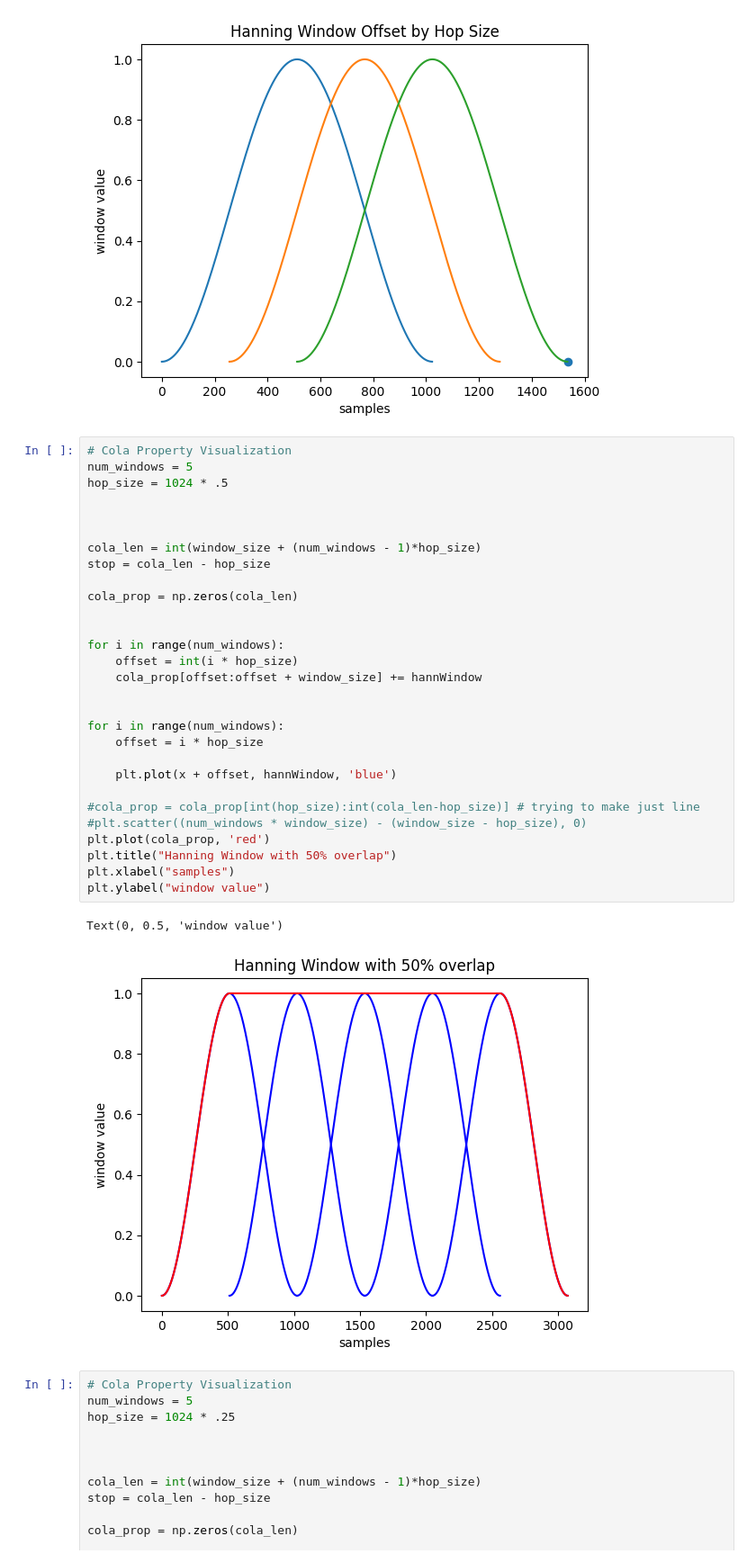
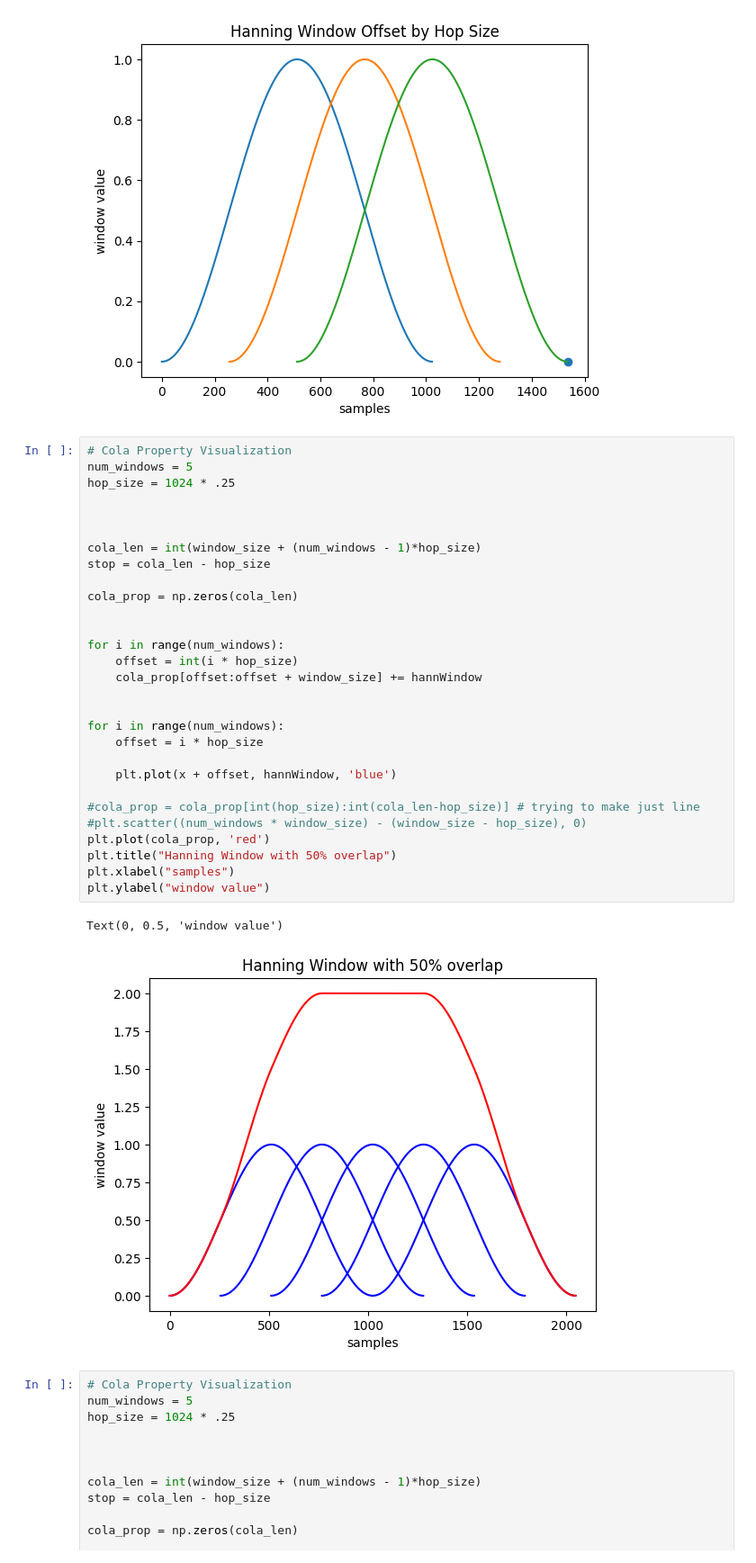
Before and after one commit to samsmith00/junior-IS, a Jupyter notebook: pythonScripts/hanningWindow.ipynb, the cells around one changed output. Shown at 90% size. Saved outputs shown, nothing was run; the diff lists cells and outputs as text.

```diff
--- a/pythonScripts/hanningWindow.ipynb
+++ b/pythonScripts/hanningWindow.ipynb
@@ -90,35 +90,35 @@ Text(0, 0.5, 'window value')
 # %%
 # Cola Property Visualization
 num_windows = 5
-hop_size = 1024 * .5
+hop_size = 1024 * .25
 
 
 
 cola_len = int(window_size + (num_windows - 1)*hop_size)
 stop = cola_len - hop_size
 
 cola_prop = np.zeros(cola_len)
 
 
 for i in range(num_windows):
     offset = int(i * hop_size)
     cola_prop[offset:offset + window_size] += hannWindow
 
 
 for i in range(num_windows):
     offset = i * hop_size
 
     plt.plot(x + offset, hannWindow, 'blue')
 
 #cola_prop = cola_prop[int(hop_size):int(cola_len-hop_size)] # trying to make just line
 #plt.scatter((num_windows * window_size) - (window_size - hop_size), 0)
 plt.plot(cola_prop, 'red')
 plt.title("Hanning Window with 50% overlap")
 plt.xlabel("samples")
 plt.ylabel("window value")
 # %% [output]
 Text(0, 0.5, 'window value')
-[figure, old version]
+[figure, new version]
 # %%
 # Cola Property Visualization
 num_windows = 5
```
Also changed, not shown: 3 other files.
